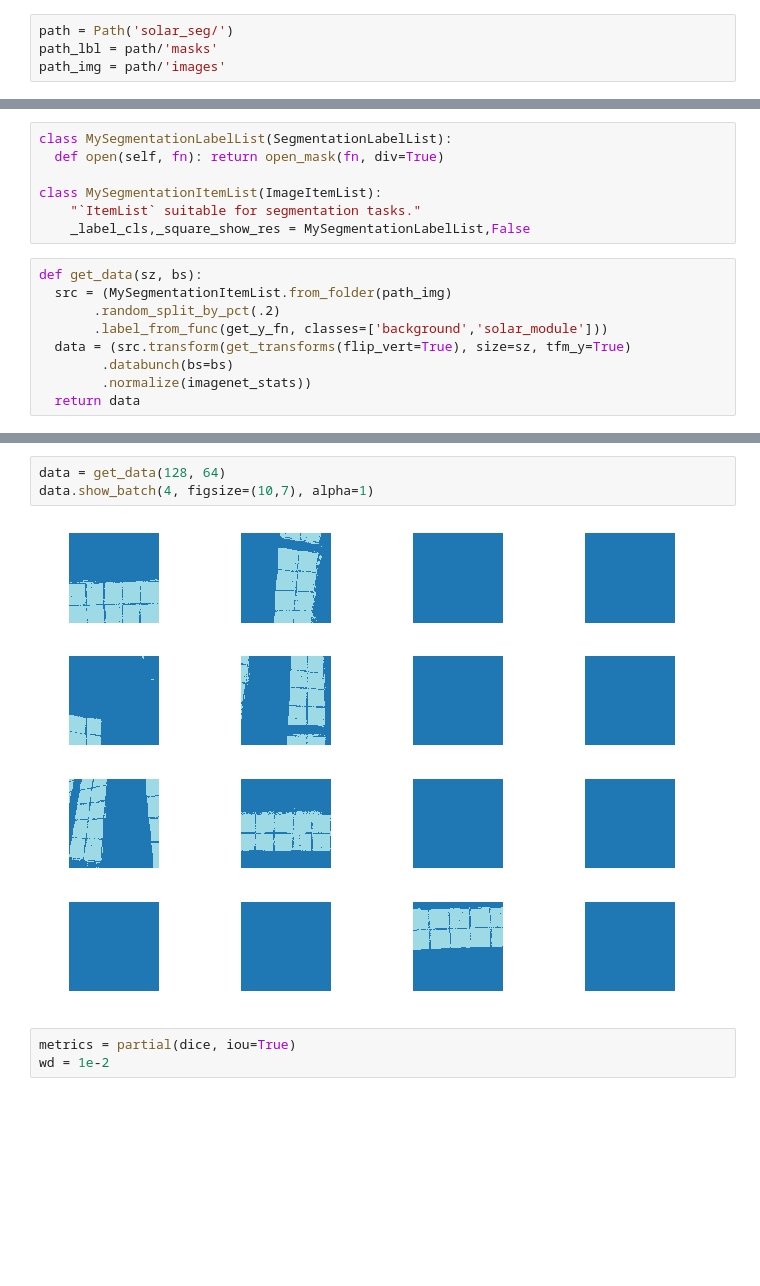
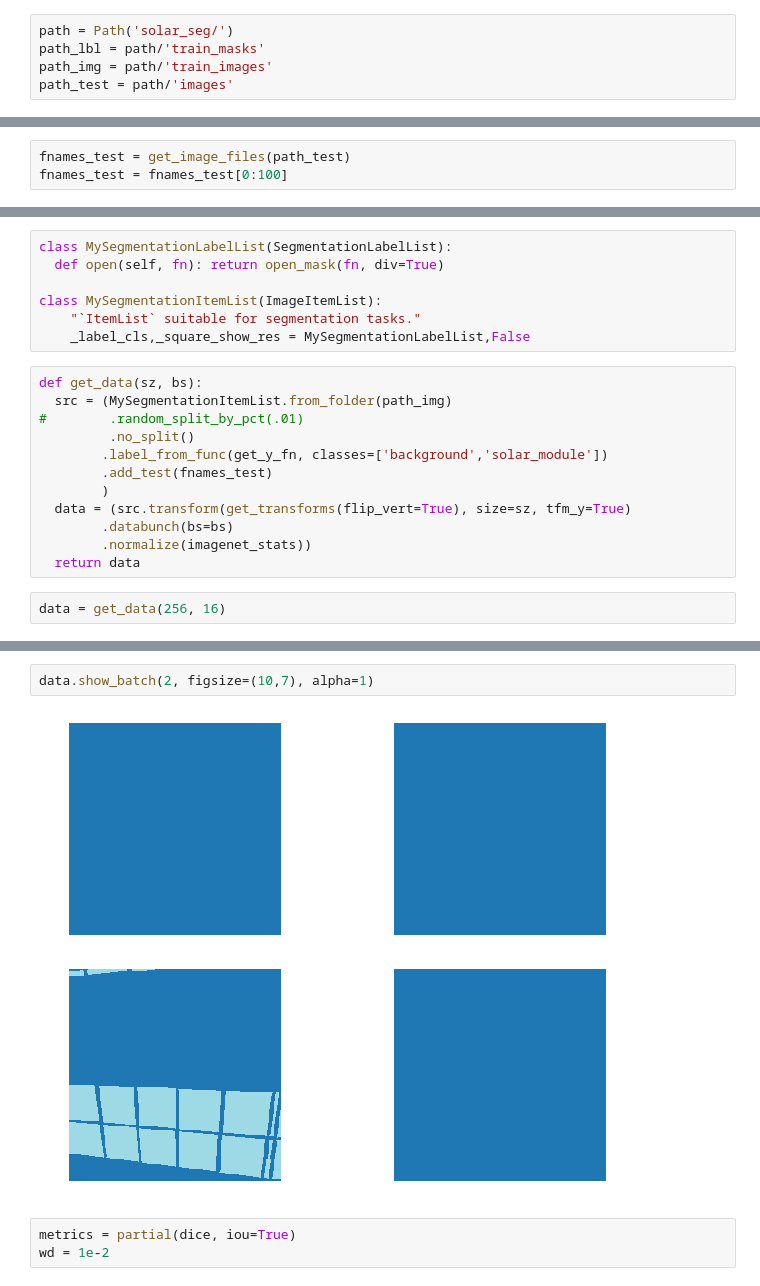
Before and after one commit to tcapelle/solar_seg, a Jupyter notebook: Solar_Images.ipynb, the cells around one changed output, grey strips where cells are left out. Saved outputs shown, nothing was run; the diff lists cells and outputs as text; blank space fills up the shorter version.

Commit message:
New Train data

```diff
--- a/Solar_Images.ipynb
+++ b/Solar_Images.ipynb
@@ -39,8 +38,9 @@ Resolving deltas: 100% (38/38), done.
 Checking out files: 100% (7111/7111), done.
 # %%
 path = Path('solar_seg/')
-path_lbl = path/'masks'
-path_img = path/'images'
+path_lbl = path/'train_masks'
+path_img = path/'train_images'
+path_test = path/'images'
 # %%
 fnames = get_image_files(path_img)
 fnames[:3]
@@ -58 +58,4 @@ lbl_names[:3]
+# %%
+fnames_test = get_image_files(path_test)
+fnames_test = fnames_test[0:100]
 # %%
@@ -96,9 +99,14 @@ class MySegmentationItemList(ImageItemList):
 # %%
 def get_data(sz, bs):
   src = (MySegmentationItemList.from_folder(path_img)
-       .random_split_by_pct(.2)
-       .label_from_func(get_y_fn, classes=['background','solar_module']))
+#        .random_split_by_pct(.01)
+         .no_split()
+        .label_from_func(get_y_fn, classes=['background','solar_module'])
+        .add_test(fnames_test)
+        )
   data = (src.transform(get_transforms(flip_vert=True), size=sz, tfm_y=True)
         .databunch(bs=bs)
         .normalize(imagenet_stats))
   return data
+# %%
+data = get_data(256, 16)
@@ -105,8 +133,7 @@ def get_data(sz, bs):
 # %%
-data = get_data(128, 64)
-data.show_batch(4, figsize=(10,7), alpha=1)
+data.show_batch(2, figsize=(10,7), alpha=1)
 # %% [output]
-[figure, old version]
+[figure, new version]
 # %%
 metrics = partial(dice, iou=True)
 wd = 1e-2
```
Also changed, not shown: parts of 18 cells of this notebook.
